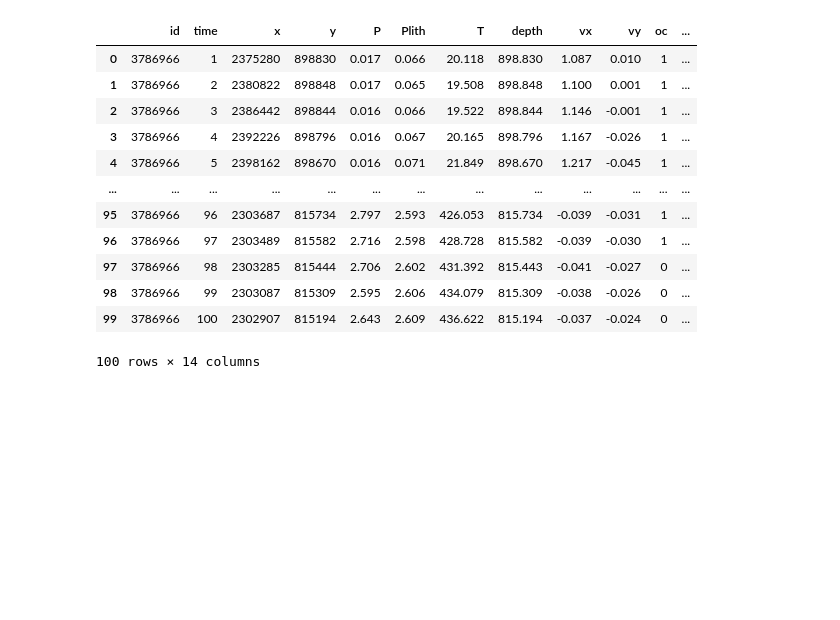
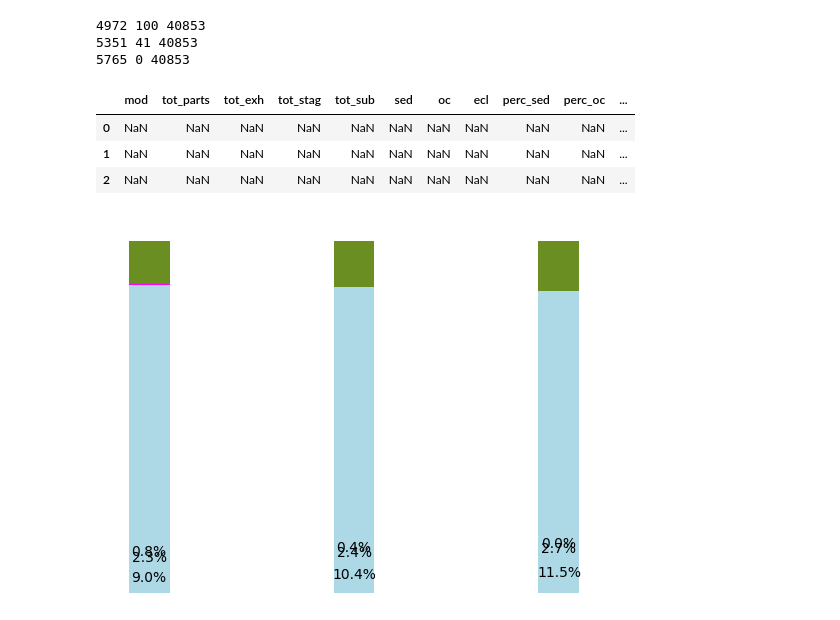
Before and after one commit to vaturino/exhumation, a Jupyter notebook: analysis/exhumation/test.ipynb, the cells around one changed output. Drawn from its saved outputs; the diff is of its cells as text; code cells hidden in the pictures; blank space fills up the shorter version.

```diff
--- a/analysis/exhumation/test.ipynb
+++ b/analysis/exhumation/test.ipynb
@@ -19,16 +22,0 @@ for m, mod in enumerate(models):
-# %%
-p
-# %% [output]
-|  | id | time | x | y | P | Plith | T | depth | vx | vy | oc | ... |
-| 0 | 3786966 | 1 | 2375280 | 898830 | 0.017 | 0.066 | 20.118 | 898.830 | 1.087 | 0.010 | 1 | ... |
-| 1 | 3786966 | 2 | 2380822 | 898848 | 0.017 | 0.065 | 19.508 | 898.848 | 1.100 | 0.001 | 1 | ... |
-| 2 | 3786966 | 3 | 2386442 | 898844 | 0.016 | 0.066 | 19.522 | 898.844 | 1.146 | -0.001 | 1 | ... |
-| 3 | 3786966 | 4 | 2392226 | 898796 | 0.016 | 0.067 | 20.165 | 898.796 | 1.167 | -0.026 | 1 | ... |
-| 4 | 3786966 | 5 | 2398162 | 898670 | 0.016 | 0.071 | 21.849 | 898.670 | 1.217 | -0.045 | 1 | ... |
-| ... | ... | ... | ... | ... | ... | ... | ... | ... | ... | ... | ... | ... |
-| 95 | 3786966 | 96 | 2303687 | 815734 | 2.797 | 2.593 | 426.053 | 815.734 | -0.039 | -0.031 | 1 | ... |
-| 96 | 3786966 | 97 | 2303489 | 815582 | 2.716 | 2.598 | 428.728 | 815.582 | -0.039 | -0.030 | 1 | ... |
-| 97 | 3786966 | 98 | 2303285 | 815444 | 2.706 | 2.602 | 431.392 | 815.443 | -0.041 | -0.027 | 0 | ... |
-| 98 | 3786966 | 99 | 2303087 | 815309 | 2.595 | 2.606 | 434.079 | 815.309 | -0.038 | -0.026 | 0 | ... |
-| 99 | 3786966 | 100 | 2302907 | 815194 | 2.643 | 2.609 | 436.622 | 815.194 | -0.037 | -0.024 | 0 | ... |
-100 rows × 14 columns
@@ -34,0 +29,50 @@ p
+# %%
+n = pd.DataFrame(index = range(0, 3), columns = ["mod", "tot_parts", "tot_exh", "tot_stag", "tot_sub", "sed", "oc", "ecl", "perc_sed", "perc_oc", "perc_ecl"])
+
+for ind_m, m in enumerate(models):
+    stag = pd.read_csv(f"/home/vturino/PhD/projects/exhumation/plots/single_models/{m}/txt_files/stagnant_particles.txt", sep = "\s+")
+    exh = pd.read_csv(f"/home/vturino/PhD/projects/exhumation/plots/single_models/{m}/txt_files/exhumed_particles.txt", sep = "\s+")
+    parts = pd.read_csv(f"/home/vturino/PhD/projects/exhumation/plots/single_models/{m}/txt_files/particles_indexes.csv", sep = "\s+")
+
+    #check just particles that stagnate during kin: ti_kin is non nan
+    # stag_kin = stag[stag["ti_kin"].notna()]
+    # exh_kin = exh[exh["ti"]>=35]
+    # print(len(stag_kin), len(exh_kin), len(parts))
+
+    # n.loc[ind_m, "tot_exh"] = len(exh_kin)/len(parts) * 100
+    # n.loc[ind_m, "tot_stag"] = len(stag_kin)/len(parts) * 100
+    # n.loc[ind_m, "tot_sub"] = 100 - n.loc[ind_m, "tot_exh"] - n.loc[ind_m, "tot_stag"]
+
+    # n.loc[ind_m, "mod"] = m
+    # n.loc[ind_m, "tot_parts"] = len(parts)
+
+    # for ind, lith in enumerate(stag.lithology.unique()):
+    #     n.loc[ind_m, lith] = len(stag_kin[stag_kin["lithology"] == lith])
+    #     n.loc[ind_m, f"perc_{lith}"] = len(stag_kin[stag_kin["lithology"] == lith]) / len(parts) * 100
+
+n
+# %% [output]
+4972 100 40853
+5351 41 40853
+5765 0 40853
+|  | mod | tot_parts | tot_exh | tot_stag | tot_sub | sed | oc | ecl | perc_sed | perc_oc | ... |
+| 0 | NaN | NaN | NaN | NaN | NaN | NaN | NaN | NaN | NaN | NaN | ... |
+| 1 | NaN | NaN | NaN | NaN | NaN | NaN | NaN | NaN | NaN | NaN | ... |
+| 2 | NaN | NaN | NaN | NaN | NaN | NaN | NaN | NaN | NaN | NaN | ... |
+# %%
+colors = ["lightblue", "magenta", "olivedrab"]
+
+plt.bar(n["mod"], n["tot_sub"], label = "subducted", color = colors[0], width=0.2)
+plt.bar(n["mod"], n["tot_exh"], label = "exhumed", color = colors[1], bottom = n["tot_sub"], width=0.2)
+plt.bar(n["mod"], n["tot_stag"], label = "stagnated", color = colors[2], bottom = n["tot_sub"] + n["tot_exh"], width=0.2)
+
+# add  the percentages in the color part
+for ind, mod in enumerate(models):
+    plt.text(ind, n["perc_sed"].iloc[ind]/2, f"{n['perc_sed'].iloc[ind]:.1f}%", ha = "center", va = "center")
+    plt.text(ind, n["perc_sed"].iloc[ind] + n["perc_oc"].iloc[ind]/2, f"{n['perc_oc'].iloc[ind]:.1f}%", ha = "center", va = "center")
+    plt.text(ind, n["perc_sed"].iloc[ind] + n["perc_oc"].iloc[ind] + n["perc_ecl"].iloc[ind]/2, f"{n['perc_ecl'].iloc[ind]:.1f}%", ha = "center", va = "center")
+
+plt.axis('off')
+plt.savefig("/home/vturino/PhD/projects/exhumation/plots/comparison/vel_stag.pdf", dpi = 300)
+# %% [output]
+[figure, added]
```
Also changed, not shown: parts of 6 cells of this notebook, 12 other files.
